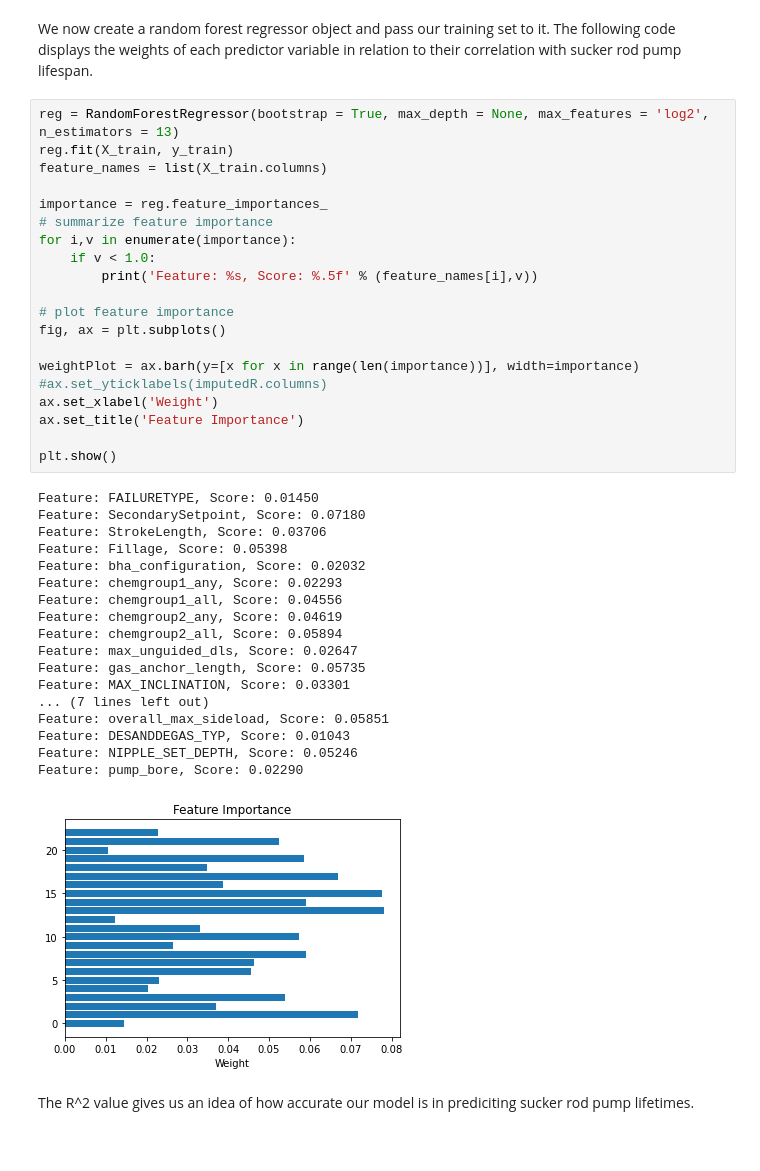
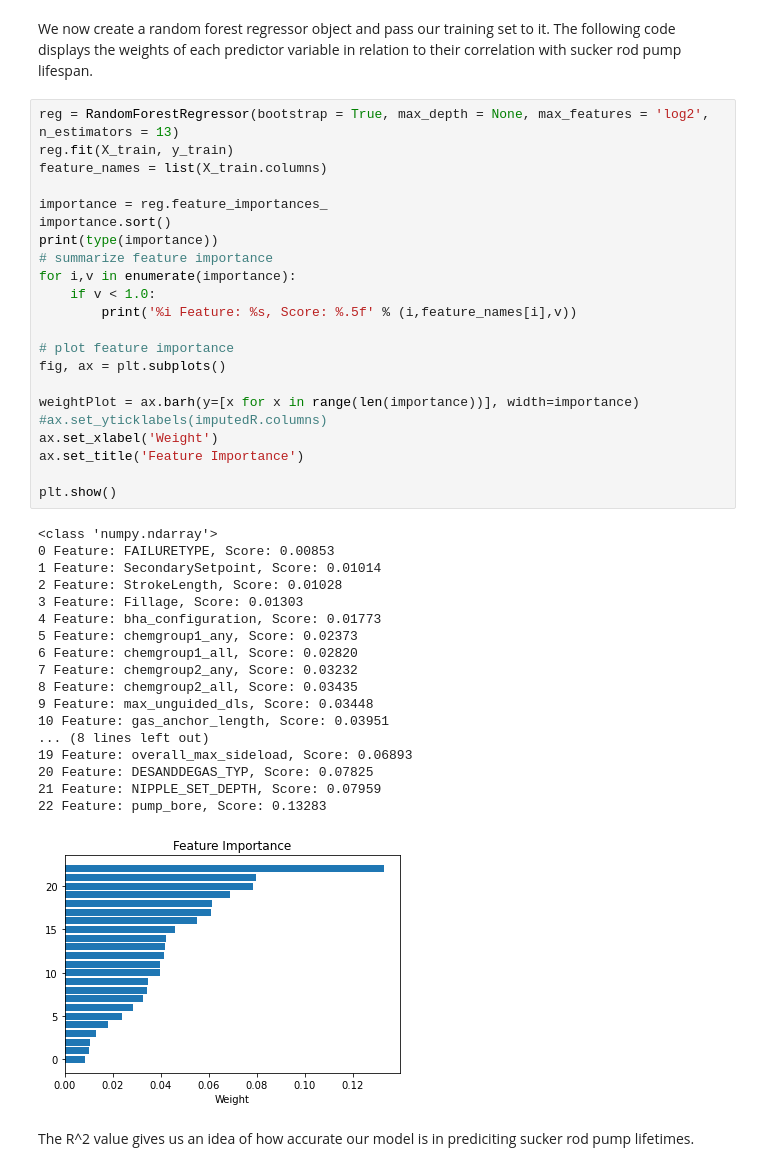
Before and after one commit to skeptrunedev/Rod_Pump_Optimization, a Jupyter notebook: notebooks/MVP_notebook.ipynb, the cells around one changed output. Cells and saved outputs as stored; diff of their text form.

Commit message:
sorted feature importances

```diff
--- a/notebooks/MVP_notebook.ipynb
+++ b/notebooks/MVP_notebook.ipynb
@@ -188,42 +189,44 @@ We now create a random forest regressor object and pass our training set to it.
 # %%
 reg = RandomForestRegressor(bootstrap = True, max_depth = None, max_features = 'log2', n_estimators = 13)
 reg.fit(X_train, y_train)
 feature_names = list(X_train.columns)
 
 importance = reg.feature_importances_
+importance.sort()
+print(type(importance))
 # summarize feature importance
 for i,v in enumerate(importance):
     if v < 1.0:
-        print('Feature: %s, Score: %.5f' % (feature_names[i],v))
+        print('%i Feature: %s, Score: %.5f' % (i,feature_names[i],v))
 
 # plot feature importance
 fig, ax = plt.subplots()
 
 weightPlot = ax.barh(y=[x for x in range(len(importance))], width=importance)
 #ax.set_yticklabels(imputedR.columns)
 ax.set_xlabel('Weight')
 ax.set_title('Feature Importance')
 
 plt.show()
 # %% [output]
-Feature: FAILURETYPE, Score: 0.01450
-Feature: SecondarySetpoint, Score: 0.07180
-Feature: StrokeLength, Score: 0.03706
-Feature: Fillage, Score: 0.05398
-Feature: bha_configuration, Score: 0.02032
-Feature: chemgroup1_any, Score: 0.02293
-Feature: chemgroup1_all, Score: 0.04556
-Feature: chemgroup2_any, Score: 0.04619
-Feature: chemgroup2_all, Score: 0.05894
-Feature: max_unguided_dls, Score: 0.02647
-Feature: gas_anchor_length, Score: 0.05735
-Feature: MAX_INCLINATION, Score: 0.03301
-... (7 lines left out)
-Feature: overall_max_sideload, Score: 0.05851
-Feature: DESANDDEGAS_TYP, Score: 0.01043
-Feature: NIPPLE_SET_DEPTH, Score: 0.05246
-Feature: pump_bore, Score: 0.02290
+<class 'numpy.ndarray'>
+0 Feature: FAILURETYPE, Score: 0.00853
+1 Feature: SecondarySetpoint, Score: 0.01014
+2 Feature: StrokeLength, Score: 0.01028
+3 Feature: Fillage, Score: 0.01303
+4 Feature: bha_configuration, Score: 0.01773
+5 Feature: chemgroup1_any, Score: 0.02373
+6 Feature: chemgroup1_all, Score: 0.02820
+7 Feature: chemgroup2_any, Score: 0.03232
+8 Feature: chemgroup2_all, Score: 0.03435
+9 Feature: max_unguided_dls, Score: 0.03448
+10 Feature: gas_anchor_length, Score: 0.03951
+... (8 lines left out)
+19 Feature: overall_max_sideload, Score: 0.06893
+20 Feature: DESANDDEGAS_TYP, Score: 0.07825
+21 Feature: NIPPLE_SET_DEPTH, Score: 0.07959
+22 Feature: pump_bore, Score: 0.13283
-[figure, old version]
+[figure, new version]
 # %% [markdown]
 The R^2 value gives us an idea of how accurate our model is in prediciting sucker rod pump lifetimes.
 # %%
```
Also changed, not shown: parts of 4 cells of this notebook.
